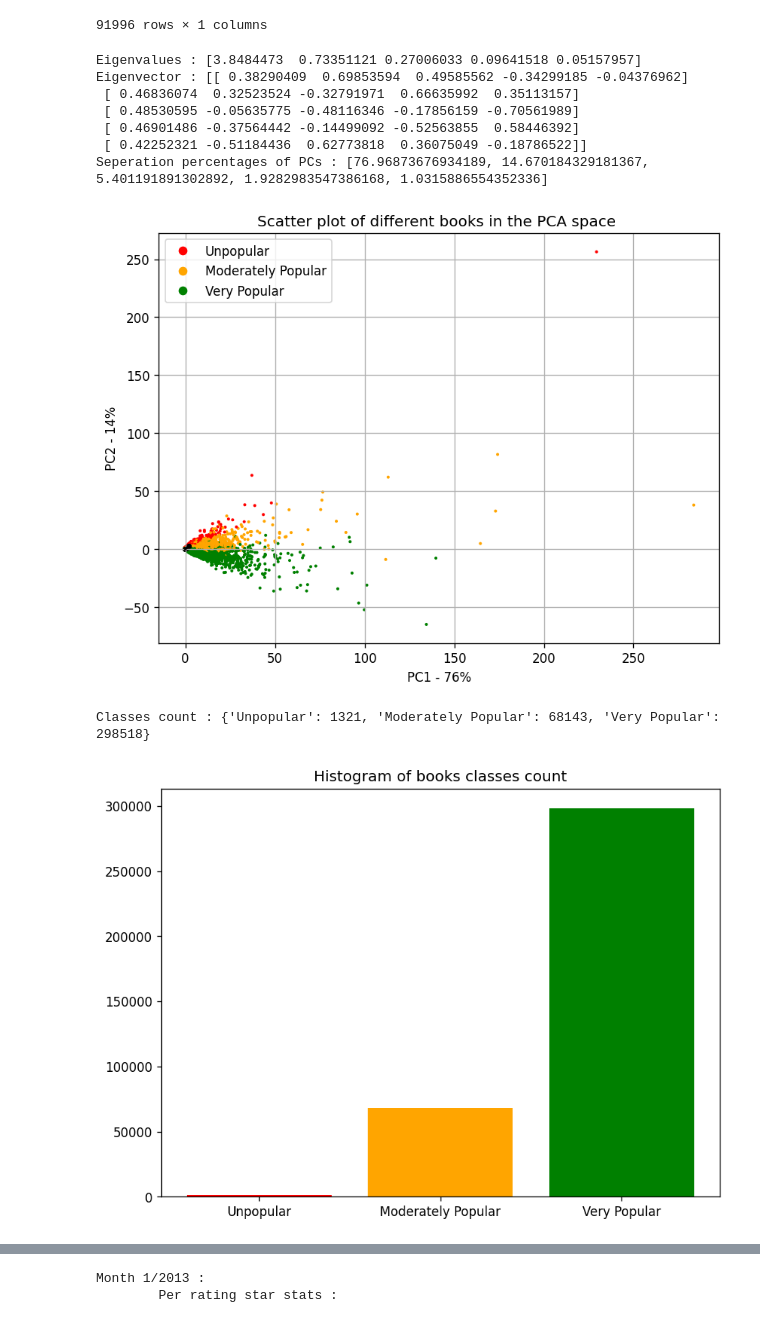
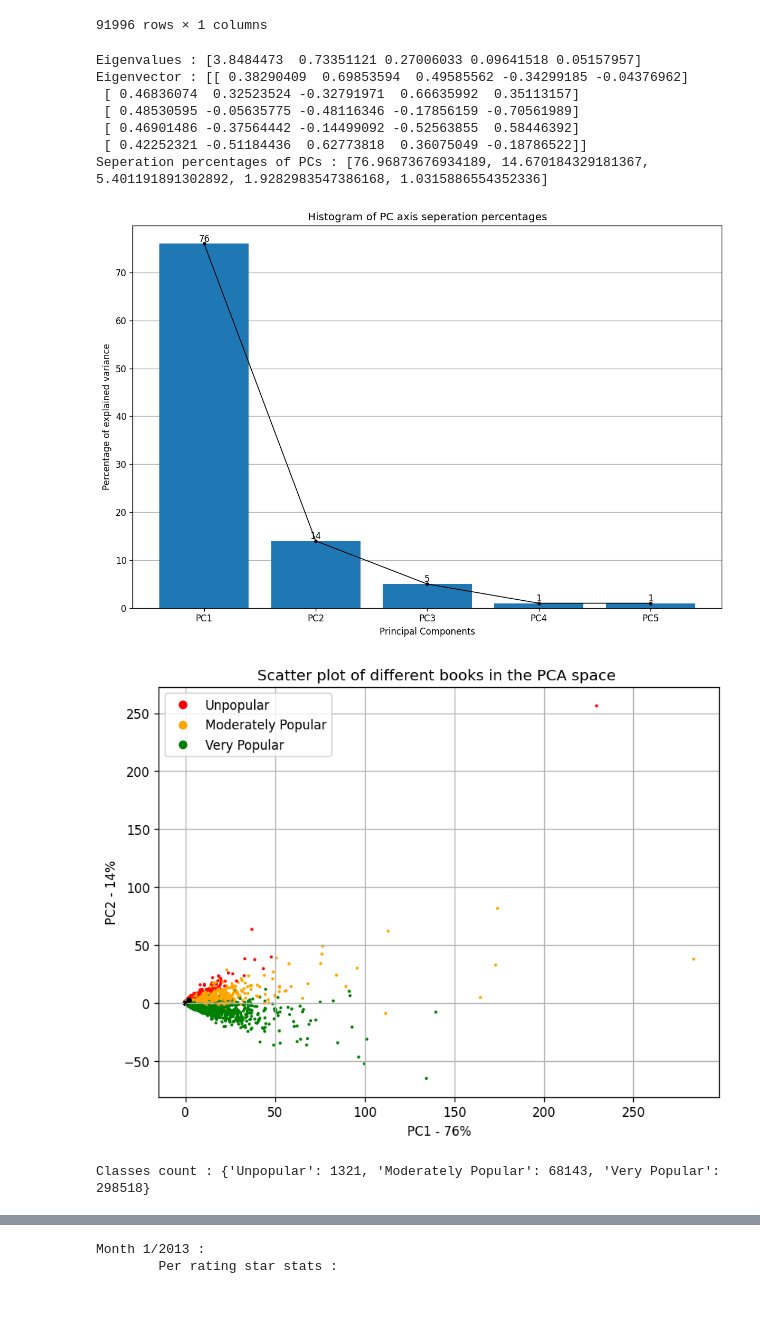
Before and after one commit to darhal/IFT799-DataScience, a Jupyter notebook: Lab1/tp1.ipynb, the cells around one changed output, grey strips where cells are left out. Cells and saved outputs as stored; diff of their text form; code cells hidden in the pictures.

```diff
--- a/Lab1/tp1.ipynb
+++ b/Lab1/tp1.ipynb
@@ -27,7 +27,7 @@ chunks = pd.read_json(
     typ="frame", orient="records", dtype={"asin": str, "overall": int, "unixReviewTime": int}
 )
 
-# nbChunks = 1
+nbChunks = 0 # <= 0 to load all chunks, positive integer to load specific number of chunks
 for chunk in chunks:
     for _, item in chunk.iterrows():
         asin = item["asin"]
@@ -49,9 +49,9 @@ for chunk in chunks:
 
         row = asinToIndex[asin]
         scoreMatrix[row][rate-1] += 1
-    # nbChunks -= 1
-    # if (nbChunks == 0):
-    #     break # comment to load everything
+    nbChunks -= 1
+    if (nbChunks == 0):
+        break
 
 scoreMatrix = np.array(scoreMatrix)
 pdScoreMat = pd.DataFrame(
@@ -281,6 +282,7 @@ def normalizeData(scoreMatrix):
     return normalizedScoreMatrix
 
 def PCA(scoreMatrix):
+    # https://builtin.com/data-science/step-step-explanation-principal-component-analysis
     # Normalise score matrix
     normalizedScoreMatrix = normalizeData(scoreMatrix)
     # Calculate covariance
@@ -297,53 +299,68 @@ def PCA(scoreMatrix):
     projectedPcaMatrix = np.dot(normalizedScoreMatrix, projectionMatrix)
     return eigenValues, eigenVectors, evalsVar, projectionMatrix, projectedPcaMatrix
 
-def plotPCAHelper(projectedPcaMatrix, bayesAvgRatings, extraText=""):
+def plotPCAHelper(projectedPcaMatrix, bayesAvgRatings, extraText="", plotCenters=True):
     x, y = np.transpose(projectedPcaMatrix)
     booksClasses = classifierFunc(bayesAvgRatings)
     scatter = plt.scatter(x, y, c=booksClasses, cmap=colors, s=2)
     plt.legend(handles=scatter.legend_elements(num=3)[0], labels=classes)
     plt.title(f"Scatter plot of different books in the PCA space {extraText}")
+    if (plotCenters):
+        clusterCentersX = [np.mean(x[booksClasses == i]) for i in range(0,3)]
+        clusterCentersY = [np.mean(y[booksClasses == i]) for i in range(0,3)]
+        clusterCentersX.append(clusterCentersX[0])
+        clusterCentersY.append(clusterCentersY[0])
+        plt.plot(clusterCentersX, clusterCentersY, zorder=2, c="black")
+        plt.scatter(clusterCentersX, clusterCentersY, c="black", s=10)
     return x, y, booksClasses
 
 def plotPCA(projectedPcaMatrix, bayesAvgRatings, extraText="", show=True, plotCenters=True):
     if (show):
         plt.figure(figsize=(8, 6), dpi=120)
     plt.xlabel(f"PC1 - {math.floor(evalsVar[0])}%")
     plt.ylabel(f"PC2 - {math.floor(evalsVar[1])}%")
     plt.grid()
-    x, y, booksClasses = plotPCAHelper(projectedPcaMatrix, bayesAvgRatings, extraText)
-    if (plotCenters):
-        clusterCentersX = [np.mean(x[booksClasses == i]) for i in range(0,3)]
-        clusterCentersY = [np.mean(y[booksClasses == i]) for i in range(0,3)]
-        clusterCentersX.append(clusterCentersX[0])
-        clusterCentersY.append(clusterCentersY[0])
-        plt.plot(clusterCentersX, clusterCentersY, zorder=2, c="black")
-        plt.scatter(clusterCentersX, clusterCentersY, c="black", s=10)
+    x, y, booksClasses = plotPCAHelper(projectedPcaMatrix, bayesAvgRatings, extraText, plotCenters)
     if (show):
         plt.show()
     return booksClasses
 
 eigenValues, eigenVectors, evalsVar, projectionMatrix, projectedPcaMatrix = PCA(scoreMatrix)
 print(f"Eigenvalues : {eigenValues}")
 print(f"Eigenvector : {eigenVectors}")
 print(f"Seperation percentages of PCs : {evalsVar}")
 
+plt.figure(figsize=(12, 8), dpi=120)
+plt.xlabel(f"Principal Components")
+plt.ylabel(f"Percentage of explained variance")
+plt.grid(which='major', axis='y', zorder=0)
+truncedPCPercentages = np.array(evalsVar).astype(int)
+pcAxis = np.arange(len(evalsVar))
+plt.plot(truncedPCPercentages, zorder=10, c="black", marker='o',linewidth=1,markersize=3)
+bars = plt.bar(pcAxis, truncedPCPercentages, zorder=5)
+plt.bar_label(bars)
+plt.xticks(pcAxis, [f"PC{i+1}" for i in range(len(evalsVar))])
+plt.title(f"Histogram of PC axis seperation percentages")
+plt.show()
+
 booksClasses = plotPCA(projectedPcaMatrix, bayesAvgRatings)
 plt.figure(figsize=(8, 6), dpi=120)
+plt.grid(which='major', axis='y', zorder=0)
 rateClasses, classFrequency = np.unique(booksClasses, return_counts=True)
 print(f"Classes count : {dict(zip([classes[i] for i in rateClasses], classFrequency))}")
-plt.bar([classes[i] for i in rateClasses], height=classFrequency,
-    color=[colorsList[i] for i in rateClasses], align="center")
+bars = plt.bar([classes[i] for i in rateClasses], height=classFrequency,
+    color=[colorsList[i] for i in rateClasses], align="center", zorder=5)
+plt.bar_label(bars)
 plt.title("Histogram of books classes count")
 plt.show()
 # %% [output]
 Eigenvalues : [3.8484473  0.73351121 0.27006033 0.09641518 0.05157957]
 Eigenvector : [[ 0.38290409  0.69853594  0.49585562 -0.34299185 -0.04376962]
  [ 0.46836074  0.32523524 -0.32791971  0.66635992  0.35113157]
  [ 0.48530595 -0.05635775 -0.48116346 -0.17856159 -0.70561989]
  [ 0.46901486 -0.37564442 -0.14499092 -0.52563855  0.58446392]
  [ 0.42252321 -0.51184436  0.62773818  0.36075049 -0.18786522]]
 Seperation percentages of PCs : [76.96873676934189, 14.670184329181367, 5.401191891302892, 1.9282983547386168, 1.0315886554352336]
-[figure, old version]
+[figure, new version]
+[figure, new version]
 Classes count : {'Unpopular': 1321, 'Moderately Popular': 68143, 'Very Popular': 298518}
-[figure, old version]
```
Also changed, not shown: parts of 3 cells of this notebook, 1 other file.
